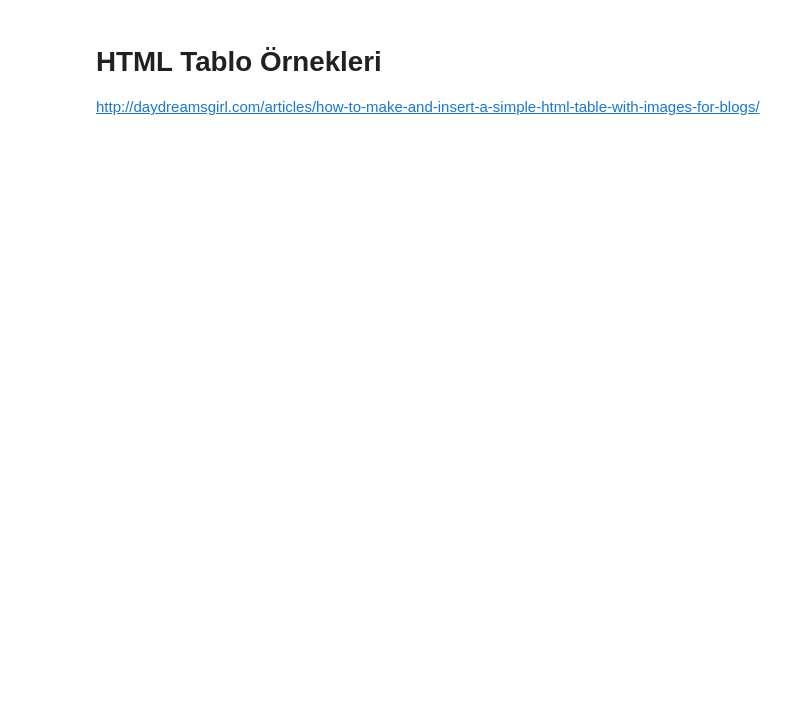
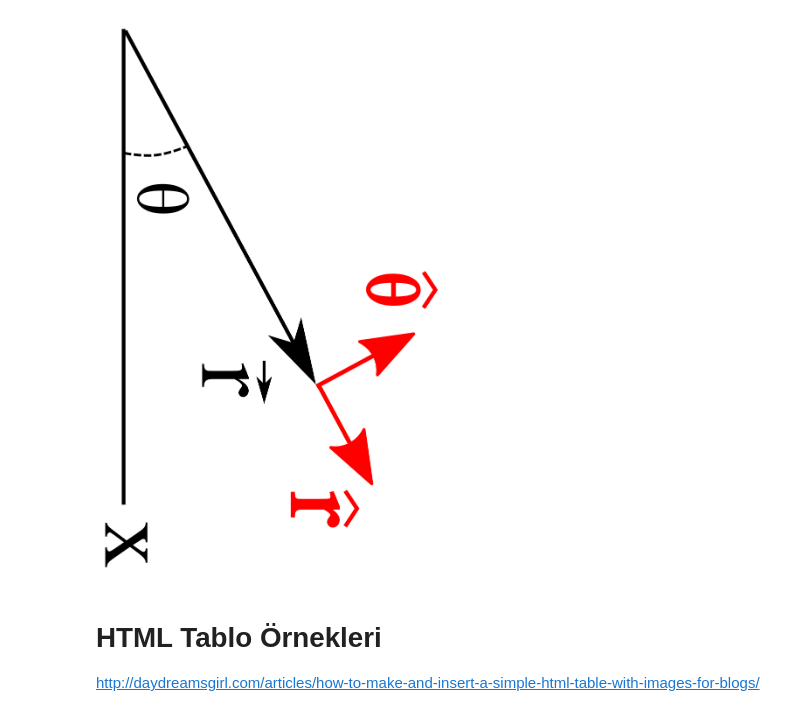
Before and after one commit to mkarakoc/Titresim_ve_Dalgalar, a Jupyter notebook: dersnotlari/sekiller/sekil_indir.ipynb, the cells around one changed output. Saved outputs shown, nothing was run; the diff lists cells and outputs as text; code cells hidden in the pictures; blank space fills up the shorter version.

```diff
--- a/dersnotlari/sekiller/sekil_indir.ipynb
+++ b/dersnotlari/sekiller/sekil_indir.ipynb
@@ -61,3 +92,7 @@ Saving to: ‘UCM1.gif’
+# %%
+pil.Image.open('Polar_coordinates_with_unit_vectors_90.png')
+# %% [output]
+[figure, added]
 # %% [markdown]
 # HTML Tablo Örnekleri
 
```
Also changed, not shown: parts of 9 cells of this notebook, 4 other files.
